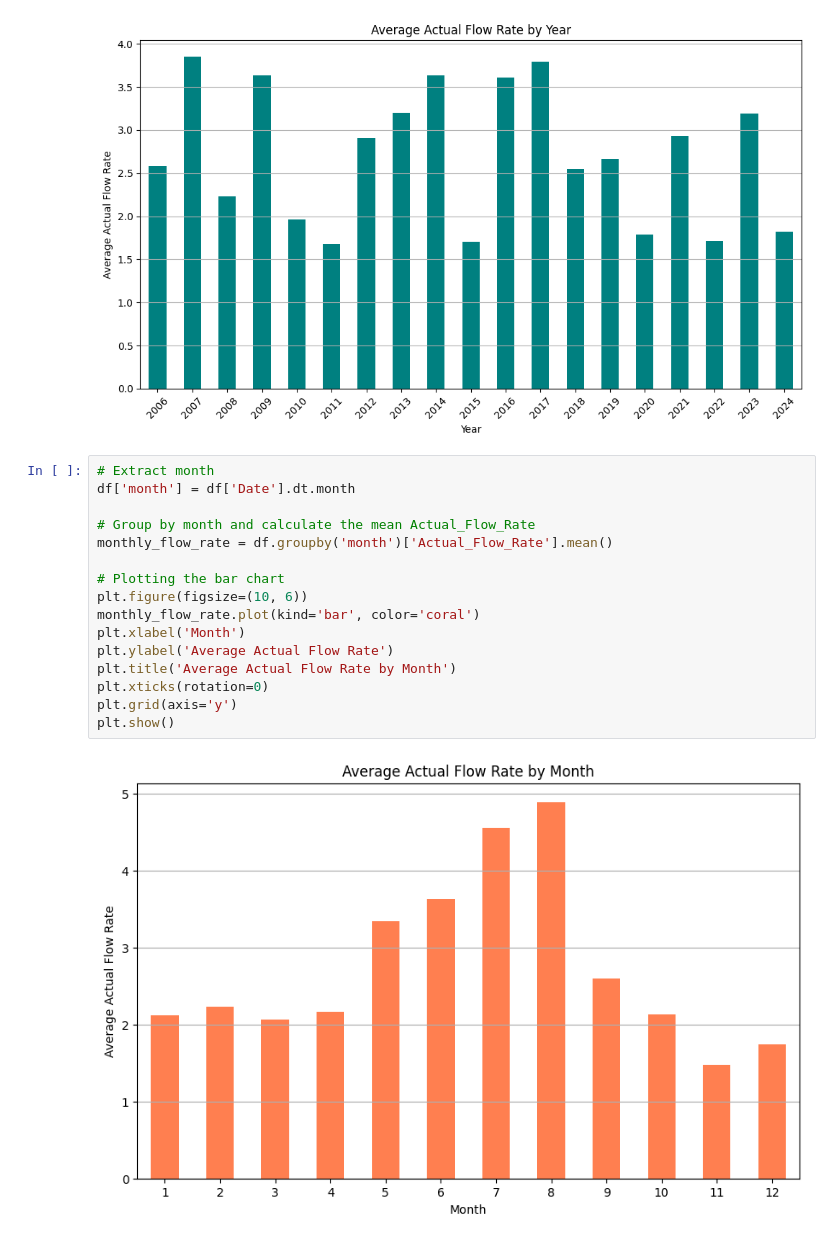
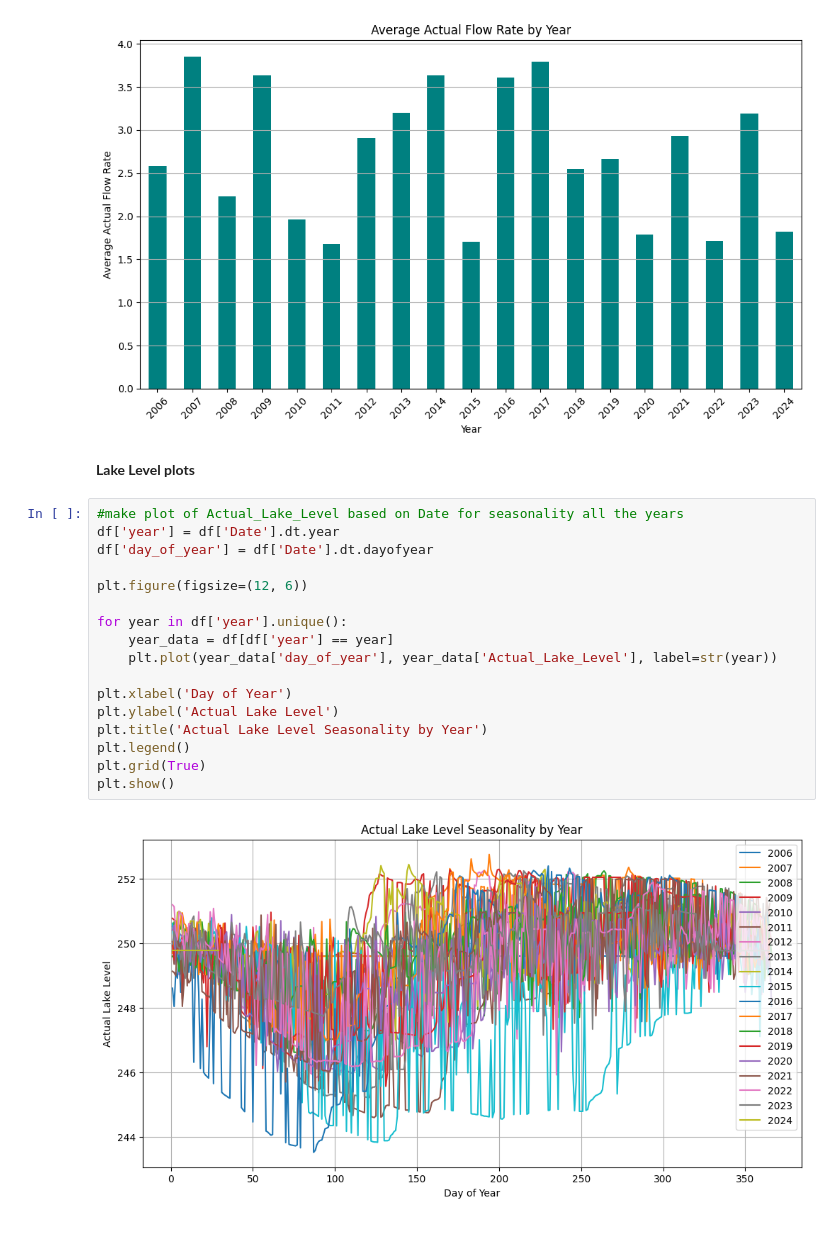
Before and after one commit to MohamamdAghaei/Acea-Smart-Water-Analytics, a Jupyter notebook: Big_Data_project_Water_Analytics.ipynb, the cells around one changed output. Drawn from its saved outputs; the diff is of its cells as text.

```diff
--- a/Big_Data_project_Water_Analytics.ipynb
+++ b/Big_Data_project_Water_Analytics.ipynb
@@ -173,21 +193,24 @@ plt.show()
 Year with the highest average flow rate: 2007 (3.85)
 Year with the lowest average flow rate: 2011 (1.68)
 [figure]
-# %%
-# Extract month
-df['month'] = df['Date'].dt.month
-
-# Group by month and calculate the mean Actual_Flow_Rate
-monthly_flow_rate = df.groupby('month')['Actual_Flow_Rate'].mean()
-
-# Plotting the bar chart
-plt.figure(figsize=(10, 6))
-monthly_flow_rate.plot(kind='bar', color='coral')
-plt.xlabel('Month')
-plt.ylabel('Average Actual Flow Rate')
-plt.title('Average Actual Flow Rate by Month')
-plt.xticks(rotation=0)
-plt.grid(axis='y')
-plt.show()
-# %% [output]
-[figure, removed]
+# %% [markdown]
+**Lake Level plots**
+# %%
+#make plot of Actual_Lake_Level based on Date for seasonality all the years
+df['year'] = df['Date'].dt.year
+df['day_of_year'] = df['Date'].dt.dayofyear
+
+plt.figure(figsize=(12, 6))
+
+for year in df['year'].unique():
+    year_data = df[df['year'] == year]
+    plt.plot(year_data['day_of_year'], year_data['Actual_Lake_Level'], label=str(year))
+
+plt.xlabel('Day of Year')
+plt.ylabel('Actual Lake Level')
+plt.title('Actual Lake Level Seasonality by Year')
+plt.legend()
+plt.grid(True)
+plt.show()
+# %% [output]
+[figure, added]
```
Also changed, not shown: parts of 4 cells of this notebook.
